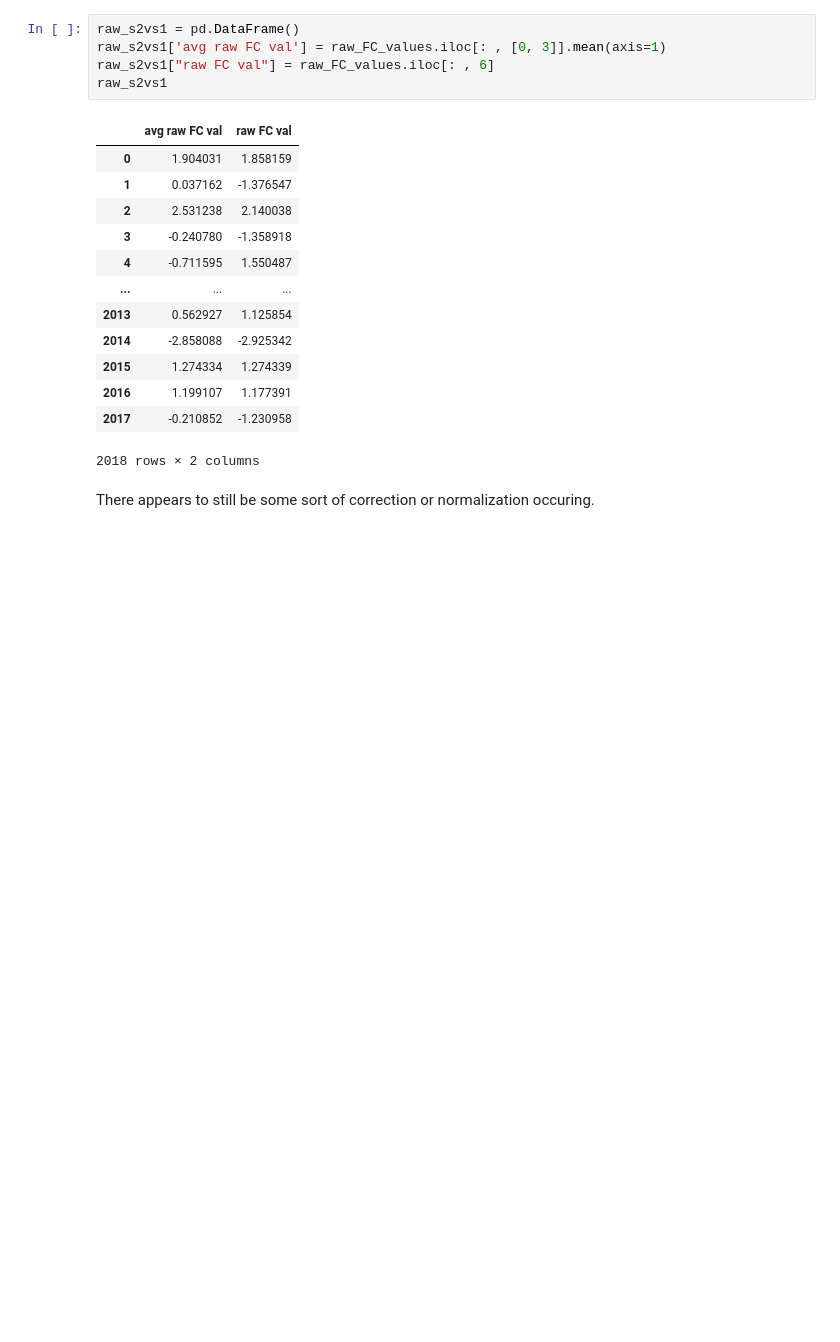
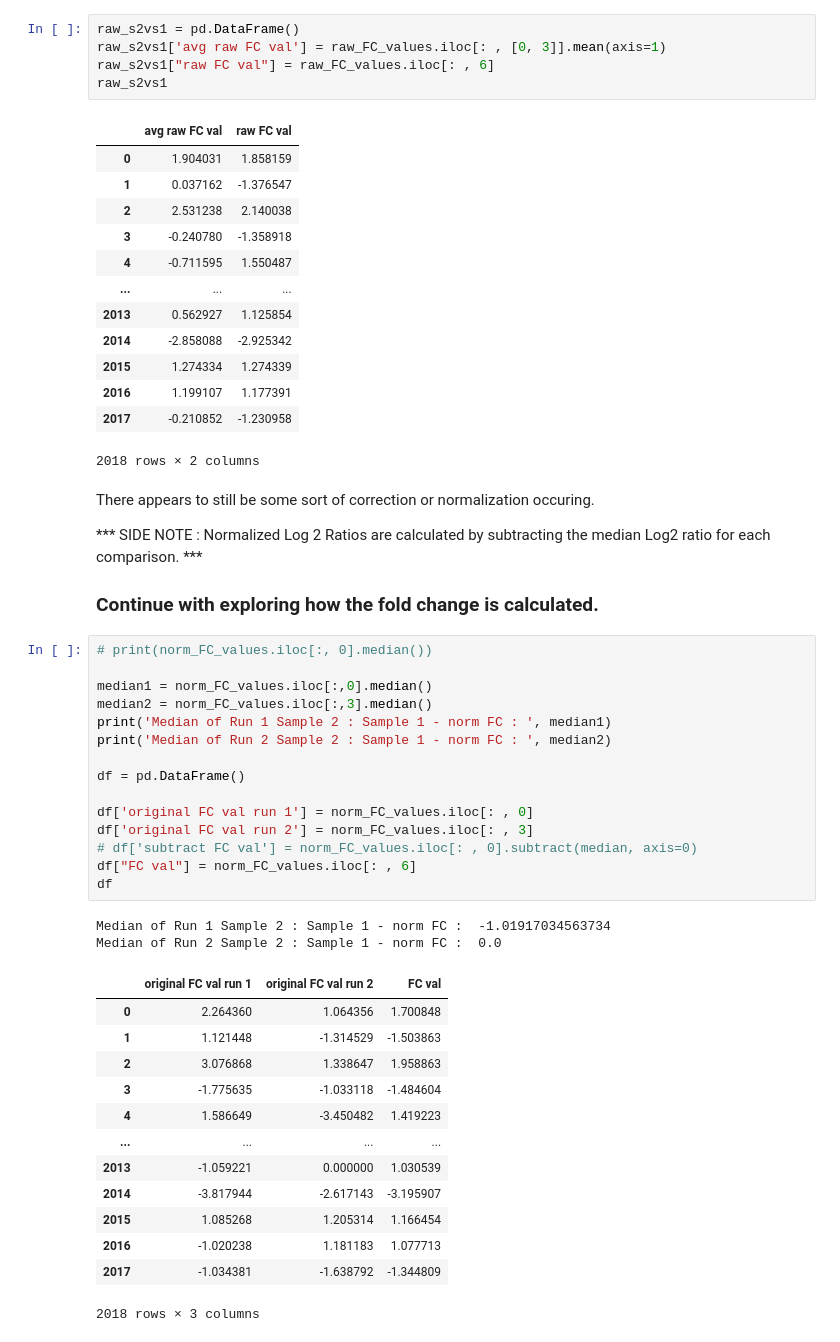
Before and after one commit to KyraGriffin/bmsip_internship_seta, a Jupyter notebook: data_exploration.ipynb, the cells around one changed output. Saved outputs shown, nothing was run; the diff lists cells and outputs as text; blank space fills up the shorter version.

Commit message:
Continue with exploring how the fold change is calculated.

```diff
--- a/data_exploration.ipynb
+++ b/data_exploration.ipynb
@@ -304,3 +305,38 @@ raw_s2vs1
 2018 rows × 2 columns
 # %% [markdown]
 There appears to still be some sort of correction or normalization occuring.
+
+*** SIDE NOTE : Normalized Log 2 Ratios are calculated by subtracting the median Log2 ratio for each comparison. ***
+
+### Continue with exploring how the fold change is calculated.
+# %%
+# print(norm_FC_values.iloc[:, 0].median())
+
+median1 = norm_FC_values.iloc[:,0].median()
+median2 = norm_FC_values.iloc[:,3].median()
+print('Median of Run 1 Sample 2 : Sample 1 - norm FC : ', median1)
+print('Median of Run 2 Sample 2 : Sample 1 - norm FC : ', median2)
+
+df = pd.DataFrame()
+
+df['original FC val run 1'] = norm_FC_values.iloc[: , 0]
+df['original FC val run 2'] = norm_FC_values.iloc[: , 3]
+# df['subtract FC val'] = norm_FC_values.iloc[: , 0].subtract(median, axis=0)
+df["FC val"] = norm_FC_values.iloc[: , 6]
+df
+# %% [output]
+Median of Run 1 Sample 2 : Sample 1 - norm FC :  -1.01917034563734
+Median of Run 2 Sample 2 : Sample 1 - norm FC :  0.0
+|  | original FC val run 1 | original FC val run 2 | FC val |
+| 0 | 2.264360 | 1.064356 | 1.700848 |
+| 1 | 1.121448 | -1.314529 | -1.503863 |
+| 2 | 3.076868 | 1.338647 | 1.958863 |
+| 3 | -1.775635 | -1.033118 | -1.484604 |
+| 4 | 1.586649 | -3.450482 | 1.419223 |
+| ... | ... | ... | ... |
+| 2013 | -1.059221 | 0.000000 | 1.030539 |
+| 2014 | -3.817944 | -2.617143 | -3.195907 |
+| 2015 | 1.085268 | 1.205314 | 1.166454 |
+| 2016 | -1.020238 | 1.181183 | 1.077713 |
+| 2017 | -1.034381 | -1.638792 | -1.344809 |
+2018 rows × 3 columns
```
Also changed, not shown: parts of 1 cell of this notebook.
